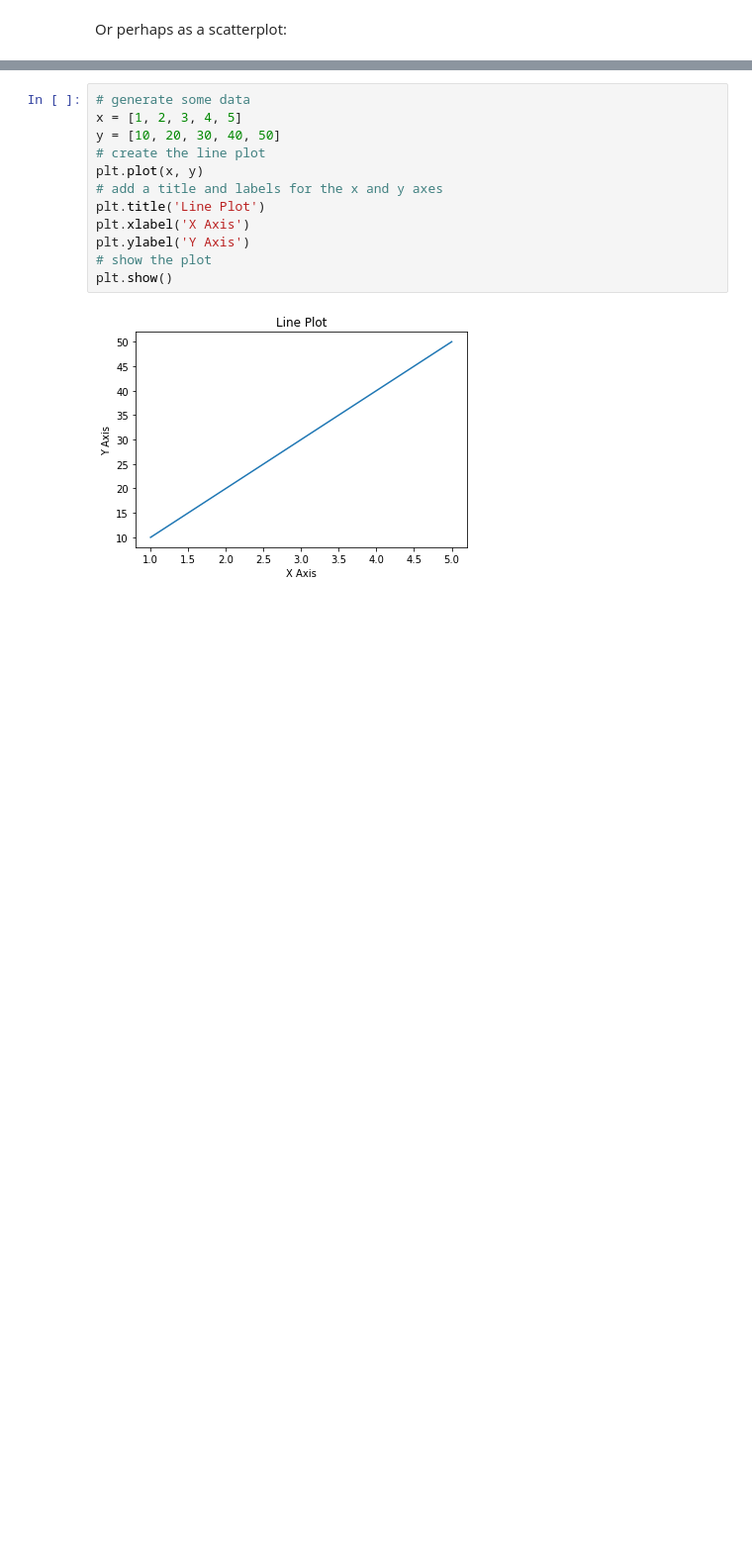
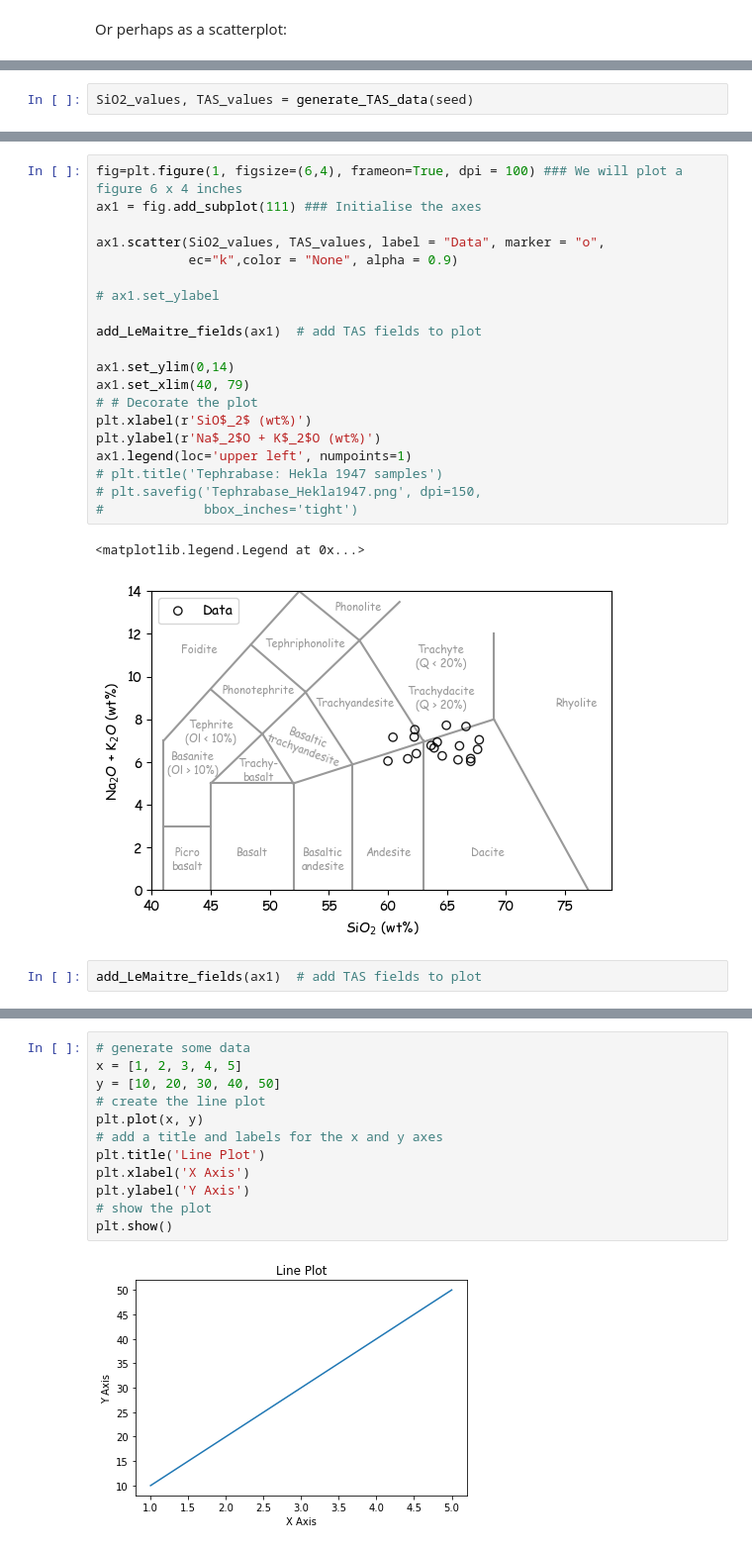
Before and after one commit to jifarquharson/data-visualisation-24, a Jupyter notebook: Datasaurus.ipynb, the cells around one changed output, grey strips where cells are left out. Shown at 99% size. Saved outputs shown, nothing was run; the diff lists cells and outputs as text; blank space fills up the shorter version.

```diff
--- a/Datasaurus.ipynb
+++ b/Datasaurus.ipynb
@@ -134,0 +220,2 @@ There are many different kinds of data, and the kind of data visualisation we em
+# %%
+SiO2_values, TAS_values = generate_TAS_data(seed)
@@ -134,0 +385,25 @@ There are many different kinds of data, and the kind of data visualisation we em
+# %%
+fig=plt.figure(1, figsize=(6,4), frameon=True, dpi = 100) ### We will plot a figure 6 x 4 inches
+ax1 = fig.add_subplot(111) ### Initialise the axes
+
+ax1.scatter(SiO2_values, TAS_values, label = "Data", marker = "o",
+            ec="k",color = "None", alpha = 0.9)
+
+# ax1.set_ylabel
+
+add_LeMaitre_fields(ax1)  # add TAS fields to plot
+
+ax1.set_ylim(0,14)
+ax1.set_xlim(40, 79)
+# # Decorate the plot
+plt.xlabel(r'SiO$_2$ (wt%)')
+plt.ylabel(r'Na$_2$O + K$_2$O (wt%)')
+ax1.legend(loc='upper left', numpoints=1)
+# plt.title('Tephrabase: Hekla 1947 samples')
+# plt.savefig('Tephrabase_Hekla1947.png', dpi=150,
+#             bbox_inches='tight')
+# %% [output]
+<matplotlib.legend.Legend at 0x...>
+[figure, added]
+# %%
+add_LeMaitre_fields(ax1)  # add TAS fields to plot
```
Also changed, not shown: parts of 83 cells of this notebook, 1 other file.
